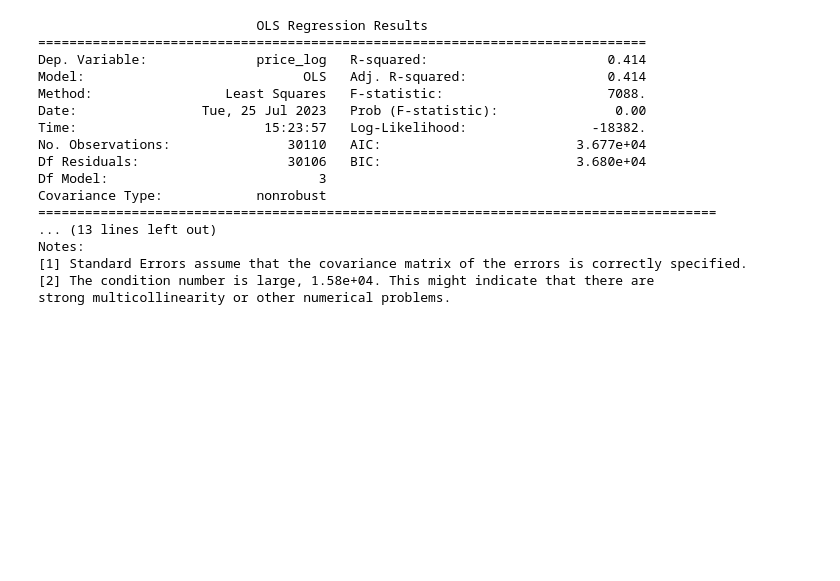
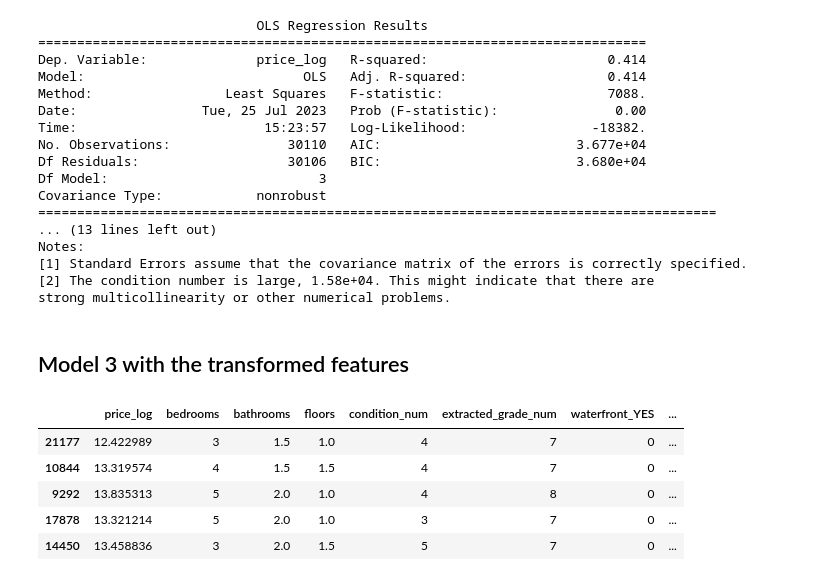
Before and after one commit to cristopher-d-delgado/Project_Linear_Regression_King_County, a Jupyter notebook: notebooks/modeling.ipynb, the cells around one changed output. Saved outputs shown, nothing was run; the diff lists cells and outputs as text; code cells hidden in the pictures; blank space fills up the shorter version.

```diff
--- a/notebooks/modeling.ipynb
+++ b/notebooks/modeling.ipynb
@@ -126,3 +105,16 @@ Notes:
 [1] Standard Errors assume that the covariance matrix of the errors is correctly specified.
 [2] The condition number is large, 1.58e+04. This might indicate that there are
 strong multicollinearity or other numerical problems.
+# %% [markdown]
+## Model 3 with the transformed features
+# %%
+transformed = pd.read_csv("../data/transformed_clean.csv", index_col=0)
+# %%
+transformed.head()
+# %% [output]
+|  | price_log | bedrooms | bathrooms | floors | condition_num | extracted_grade_num | waterfront_YES | ... |
+| 21177 | 12.422989 | 3 | 1.5 | 1.0 | 4 | 7 | 0 | ... |
+| 10844 | 13.319574 | 4 | 1.5 | 1.5 | 4 | 7 | 0 | ... |
+| 9292 | 13.835313 | 5 | 2.0 | 1.0 | 4 | 8 | 0 | ... |
+| 17878 | 13.321214 | 5 | 2.0 | 1.0 | 3 | 7 | 0 | ... |
+| 14450 | 13.458836 | 3 | 2.0 | 1.5 | 5 | 7 | 0 | ... |
```
Also changed, not shown: parts of 15 cells of this notebook.
